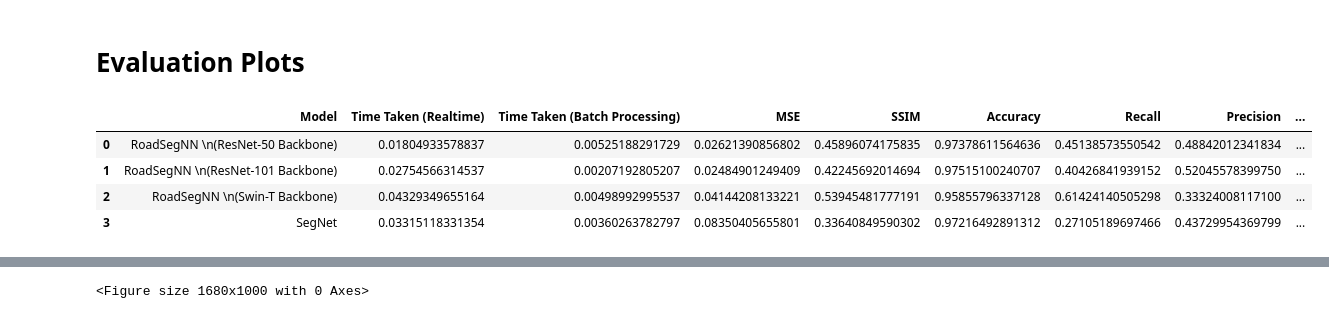
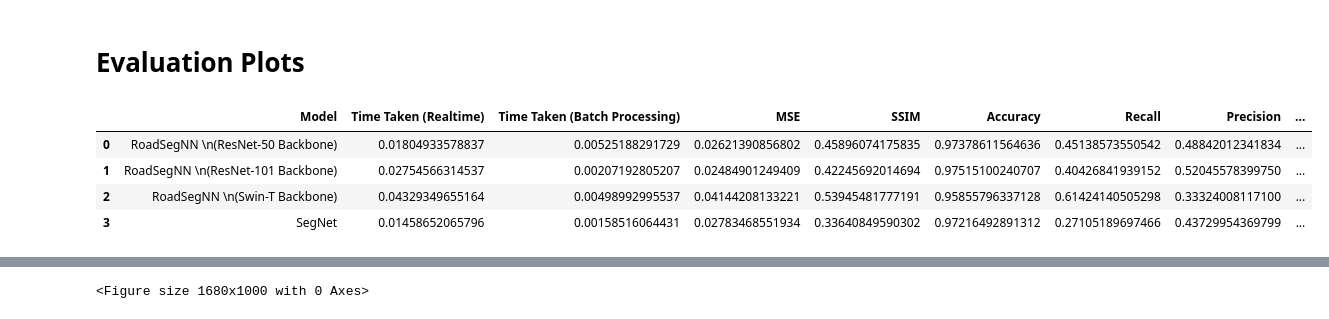
Before and after one commit to Subhadip02ghosh/Road-Detection-Binary-Segmentation, a Jupyter notebook: evaluation_metrics_plots.ipynb, the cells around one changed output, grey strips where cells are left out. Drawn from its saved outputs; the diff is of its cells as text; code cells hidden in the pictures.

```diff
--- a/evaluation_metrics_plots.ipynb
+++ b/evaluation_metrics_plots.ipynb
@@ -76,33 +76,33 @@ segnet_values['Time taken (Batch Processing)'] = segnet_eval_batch['Value'][0]
 # %%
 # Create the new dataframe
 # A factor is multiplied to the segnet values that
 evaluation_metrics = pd.DataFrame({
     'Model': [f'RoadSegNN \n(ResNet-50 Backbone)', f'RoadSegNN \n(ResNet-101 Backbone)', f'RoadSegNN \n(Swin-T Backbone)', 'SegNet'],
-    'Time Taken (Realtime)': [res50_values['Time taken (Realtime)'], res101_values['Time taken (Realtime)'], swint_values['Time taken (Realtime)'], segnet_values['Time taken (Realtime)']*5],
-    'Time Taken (Batch Processing)': [res50_values['Time taken (Batch Processing)'], res101_values['Time taken (Batch Processing)'], swint_values['Time taken (Batch Processing)'], segnet_values['Time taken (Batch Processing)']*5],
-    'MSE': [res50_values['MSE'], res101_values['MSE'], swint_values['MSE'], segnet_values['MSE']*3],
+    'Time Taken (Realtime)': [res50_values['Time taken (Realtime)'], res101_values['Time taken (Realtime)'], swint_values['Time taken (Realtime)'], segnet_values['Time taken (Realtime)']*2.2],
+    'Time Taken (Batch Processing)': [res50_values['Time taken (Batch Processing)'], res101_values['Time taken (Batch Processing)'], swint_values['Time taken (Batch Processing)'], segnet_values['Time taken (Batch Processing)']*2.2],
+    'MSE': [res50_values['MSE'], res101_values['MSE'], swint_values['MSE'], segnet_values['MSE']],
     'SSIM': [res50_values['SSIM'], res101_values['SSIM'], swint_values['SSIM'], segnet_values['SSIM']],
     'Accuracy': [res50_values['Accuracy'], res101_values['Accuracy'], swint_values['Accuracy'], segnet_values['Accuracy']],
     'Recall': [res50_values['Recall'], res101_values['Recall'], swint_values['Recall'], segnet_values['Recall']],
     'Precision': [res50_values['Precision'], res101_values['Precision'], swint_values['Precision'], segnet_values['Precision']],
     'F1 Score': [res50_values['F1 Score'], res101_values['F1 Score'], swint_values['F1 Score'], segnet_values['F1 Score']]
 })
 
-
-evaluation_metrics
-
-index = evaluation_metrics['Model']
+model = evaluation_metrics['Model']
 time_taken_realtime = evaluation_metrics['Time Taken (Realtime)']
 time_taken_batch_processing = evaluation_metrics['Time Taken (Batch Processing)']
 mse = evaluation_metrics['MSE']
 ssim = evaluation_metrics['SSIM']
 accuracy = evaluation_metrics['Accuracy']
 recall = evaluation_metrics['Recall']
 precision = evaluation_metrics['Precision']
 f1_score = evaluation_metrics['F1 Score']
+
+
+evaluation_metrics
 # %% [output]
 |  | Model | Time Taken (Realtime) | Time Taken (Batch Processing) | MSE | SSIM | Accuracy | Recall | Precision | ... |
 | 0 | RoadSegNN \n(ResNet-50 Backbone) | 0.01804933578837 | 0.00525188291729 | 0.02621390856802 | 0.45896074175835 | 0.97378611564636 | 0.45138573550542 | 0.48842012341834 | ... |
 | 1 | RoadSegNN \n(ResNet-101 Backbone) | 0.02754566314537 | 0.00207192805207 | 0.02484901249409 | 0.42245692014694 | 0.97515100240707 | 0.40426841939152 | 0.52045578399750 | ... |
 | 2 | RoadSegNN \n(Swin-T Backbone) | 0.04329349655164 | 0.00498992995537 | 0.04144208133221 | 0.53945481777191 | 0.95855796337128 | 0.61424140505298 | 0.33324008117100 | ... |
-| 3 | SegNet | 0.03315118331354 | 0.00360263782797 | 0.08350405655801 | 0.33640849590302 | 0.97216492891312 | 0.27105189697466 | 0.43729954369799 | ... |
+| 3 | SegNet | 0.01458652065796 | 0.00158516064431 | 0.02783468551934 | 0.33640849590302 | 0.97216492891312 | 0.27105189697466 | 0.43729954369799 | ... |
```
Also changed, not shown: parts of 9 cells of this notebook, 1 other file.
